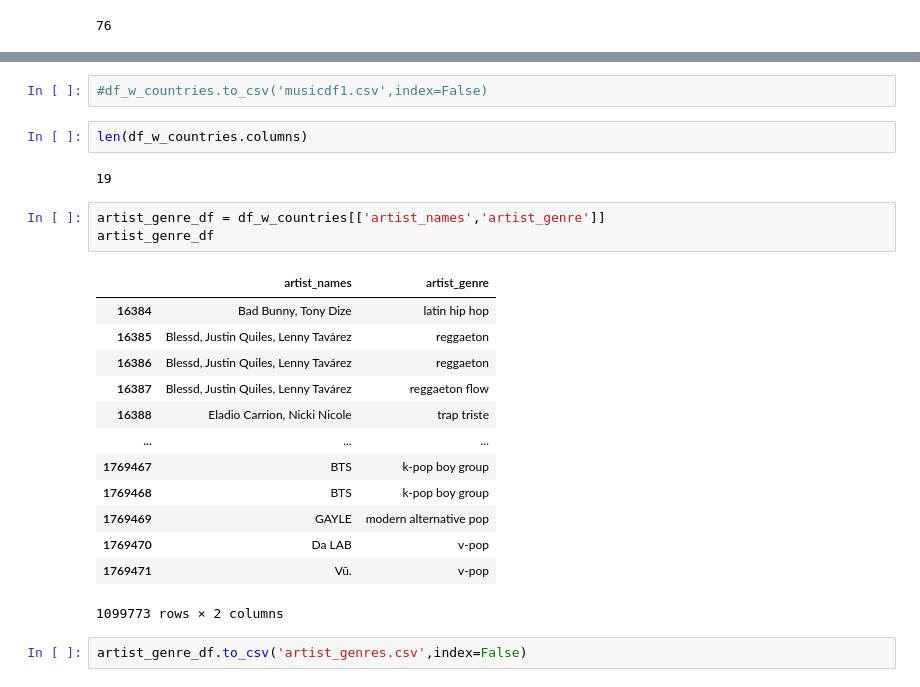
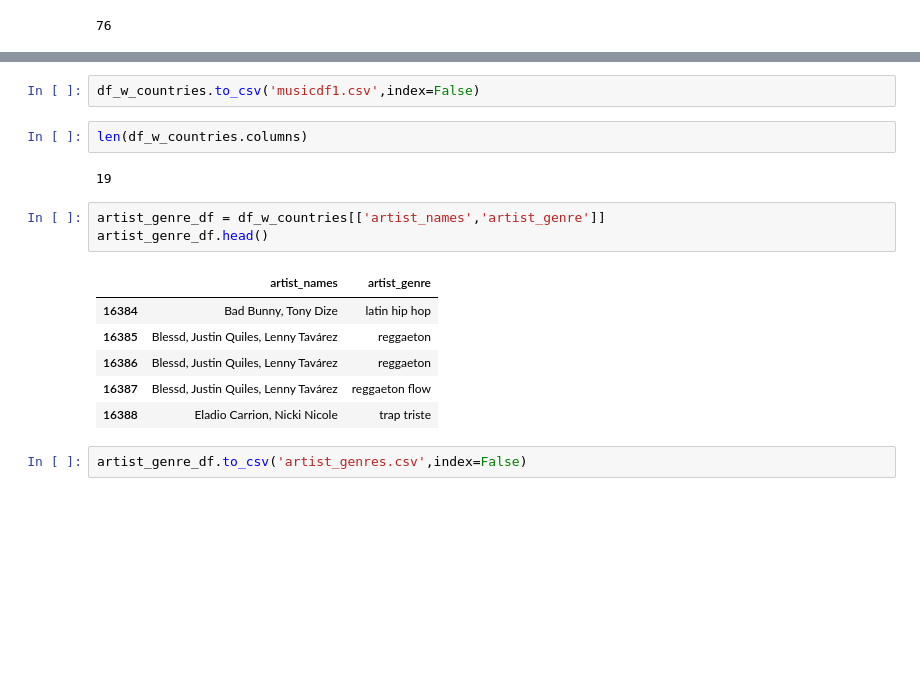
Before and after one commit to cmbutler83/SongAttributesVSPopularity, a Jupyter notebook: Explore_data.ipynb, the cells around one changed output, grey strips where cells are left out. Saved outputs shown, nothing was run; the diff lists cells and outputs as text; blank space fills up the shorter version.

```diff
--- a/Explore_data.ipynb
+++ b/Explore_data.ipynb
@@ -328,26 +282,19 @@ df_w_countries
 # %%
-#df_w_countries.to_csv('musicdf1.csv',index=False)
+df_w_countries.to_csv('musicdf1.csv',index=False)
 # %%
 len(df_w_countries.columns)
 # %% [output]
 19
 # %%
 artist_genre_df = df_w_countries[['artist_names','artist_genre']]
-artist_genre_df
+artist_genre_df.head()
 # %% [output]
 |  | artist_names | artist_genre |
 | 16384 | Bad Bunny, Tony Dize | latin hip hop |
 | 16385 | Blessd, Justin Quiles, Lenny Tavárez | reggaeton |
 | 16386 | Blessd, Justin Quiles, Lenny Tavárez | reggaeton |
 | 16387 | Blessd, Justin Quiles, Lenny Tavárez | reggaeton flow |
 | 16388 | Eladio Carrion, Nicki Nicole | trap triste |
-| ... | ... | ... |
-| 1769467 | BTS | k-pop boy group |
-| 1769468 | BTS | k-pop boy group |
-| 1769469 | GAYLE | modern alternative pop |
-| 1769470 | Da LAB | v-pop |
-| 1769471 | Vũ. | v-pop |
-1099773 rows × 2 columns
 # %%
 artist_genre_df.to_csv('artist_genres.csv',index=False)
 # %%
```
Also changed, not shown: parts of 44 cells of this notebook, 1 other file.
